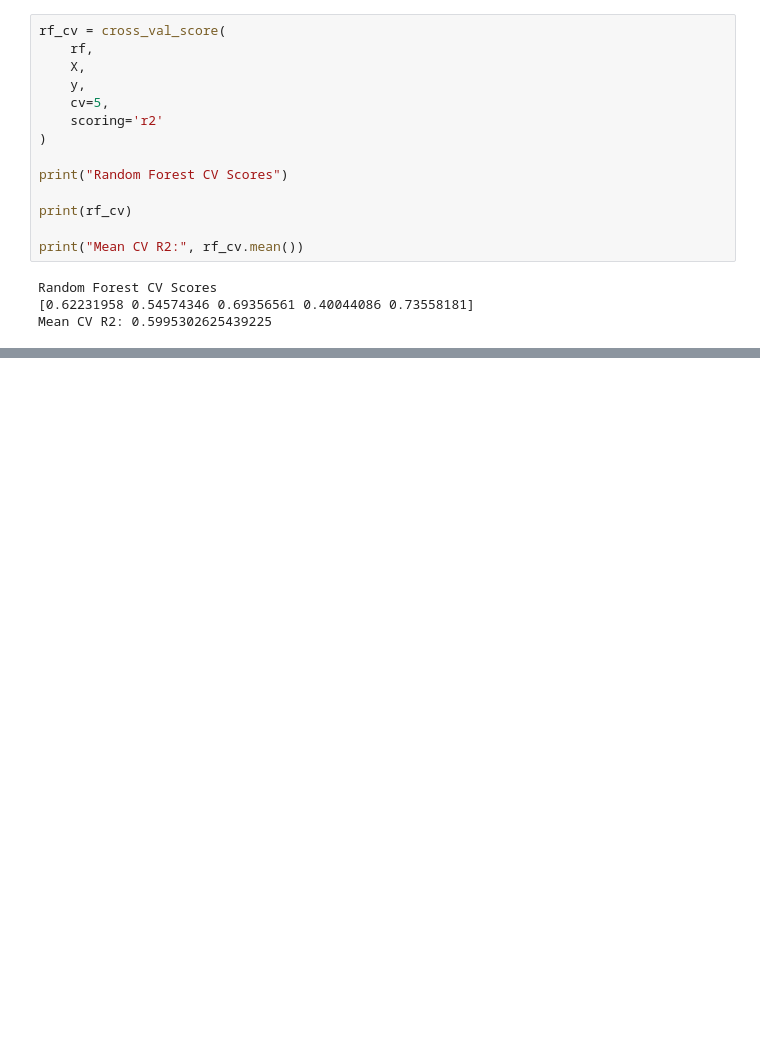
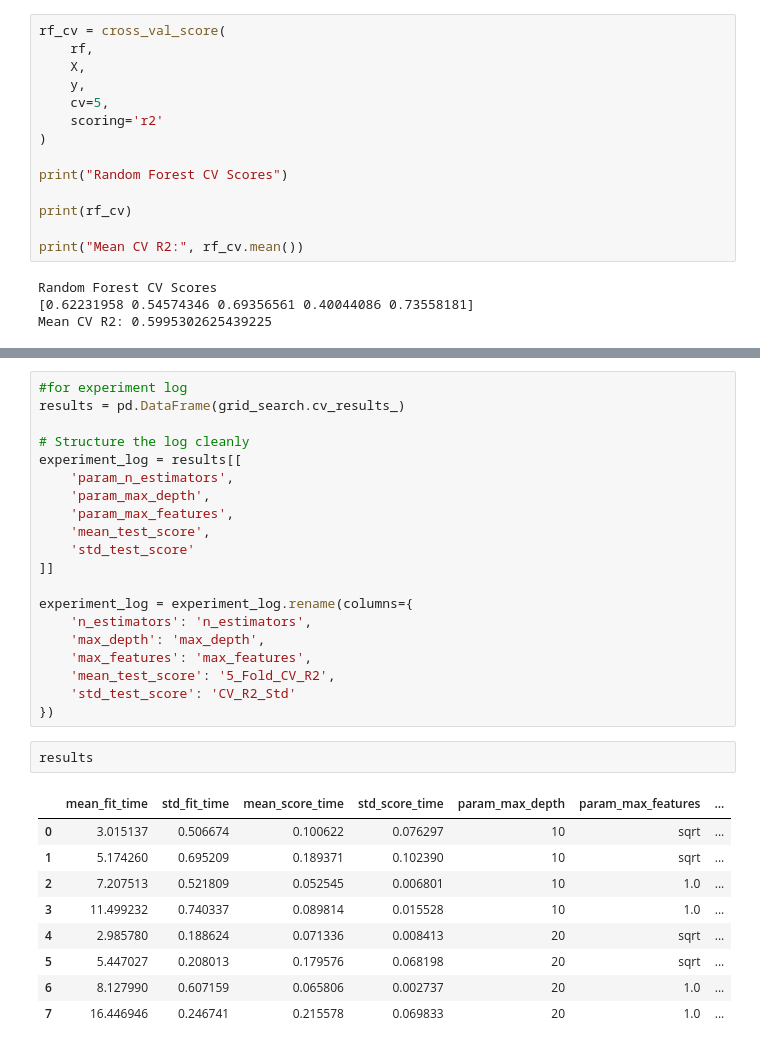
Before and after one commit to SindhuDahani/ai-traineeship, a Jupyter notebook: Day 6/Task_2.2-Sindhu.ipynb, the cells around one changed output, grey strips where cells are left out. Saved outputs shown, nothing was run; the diff lists cells and outputs as text; blank space fills up the shorter version.

```diff
--- a/Day 6/Task_2.2-Sindhu.ipynb
+++ b/Day 6/Task_2.2-Sindhu.ipynb
@@ -343,0 +388,32 @@ Mean CV R2: 0.5995302625439225
+# %%
+#for experiment log
+results = pd.DataFrame(grid_search.cv_results_)
+
+# Structure the log cleanly
+experiment_log = results[[
+    'param_n_estimators',
+    'param_max_depth',
+    'param_max_features',
+    'mean_test_score',
+    'std_test_score'
+]]
+
+experiment_log = experiment_log.rename(columns={
+    'n_estimators': 'n_estimators',
+    'max_depth': 'max_depth',
+    'max_features': 'max_features',
+    'mean_test_score': '5_Fold_CV_R2',
+    'std_test_score': 'CV_R2_Std'
+})
+# %%
+results
+# %% [output]
+|  | mean_fit_time | std_fit_time | mean_score_time | std_score_time | param_max_depth | param_max_features | ... |
+| 0 | 3.015137 | 0.506674 | 0.100622 | 0.076297 | 10 | sqrt | ... |
+| 1 | 5.174260 | 0.695209 | 0.189371 | 0.102390 | 10 | sqrt | ... |
+| 2 | 7.207513 | 0.521809 | 0.052545 | 0.006801 | 10 | 1.0 | ... |
+| 3 | 11.499232 | 0.740337 | 0.089814 | 0.015528 | 10 | 1.0 | ... |
+| 4 | 2.985780 | 0.188624 | 0.071336 | 0.008413 | 20 | sqrt | ... |
+| 5 | 5.447027 | 0.208013 | 0.179576 | 0.068198 | 20 | sqrt | ... |
+| 6 | 8.127990 | 0.607159 | 0.065806 | 0.002737 | 20 | 1.0 | ... |
+| 7 | 16.446946 | 0.246741 | 0.215578 | 0.069833 | 20 | 1.0 | ... |
```
Also changed, not shown: parts of 4 cells of this notebook, 35 other files.
